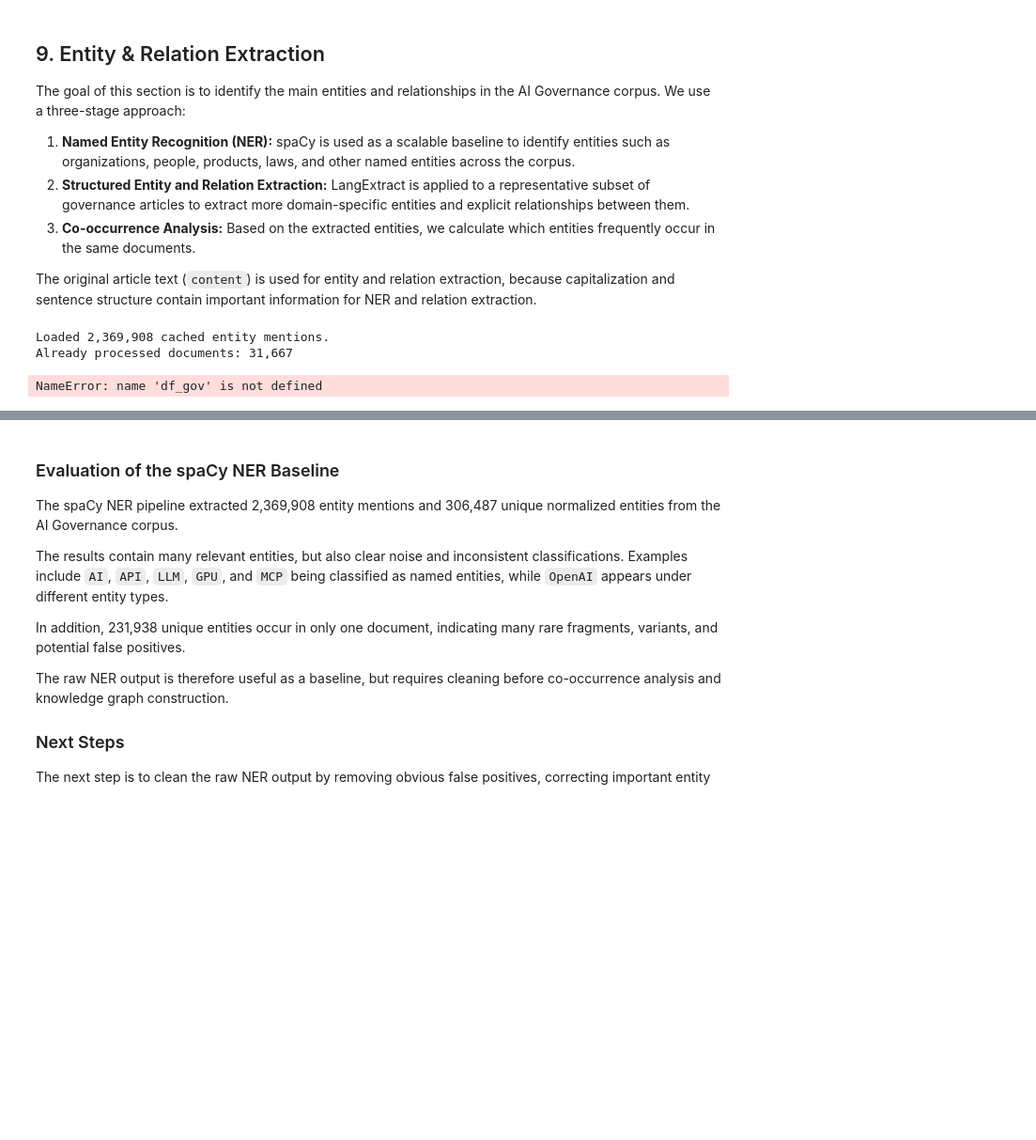
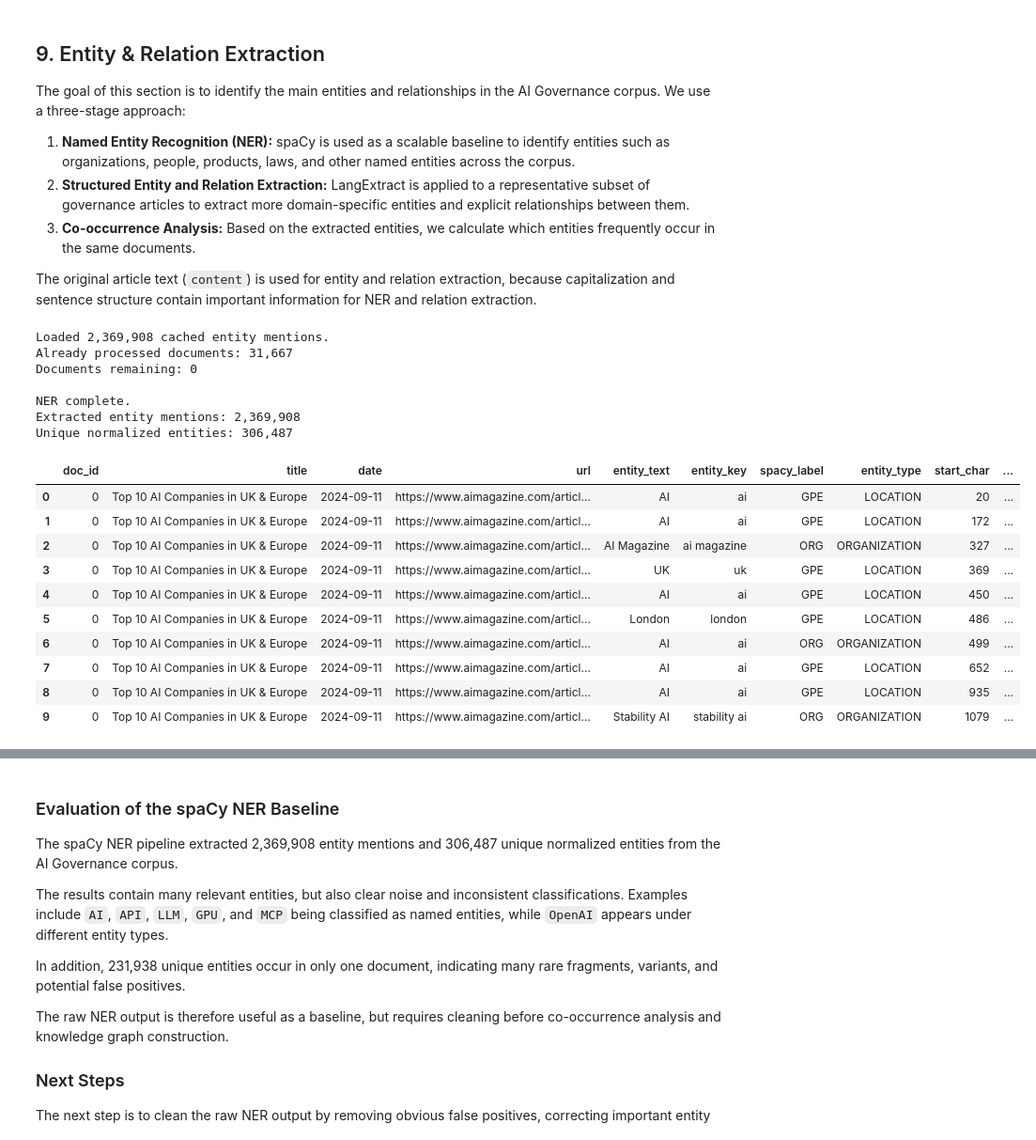
Before and after one commit to Pascingo/CTA-media-analysis, a Jupyter notebook: 01_Stage1_CLT.ipynb, the cells around one changed output, grey strips where cells are left out. Shown at 94% size. Cells and saved outputs as stored; diff of their text form; code cells hidden in the pictures; blank space fills up the shorter version.

```diff
--- a/01_Stage1_CLT.ipynb
+++ b/01_Stage1_CLT.ipynb
@@ -427,8 +455,8 @@ def normalize_entity_name(text):
 
     return text.lower().strip()
 # %%
-NER_CACHE_FILE = os.path.join(DRIVE_FOLDER, "entities_spacy.csv")
-NER_PROGRESS_FILE = os.path.join(DRIVE_FOLDER, "ner_processed_docs.csv")
+NER_CACHE_FILE = os.path.join(DATA_FOLDER, "entities_spacy.csv")
+NER_PROGRESS_FILE = os.path.join(DATA_FOLDER, "ner_processed_docs.csv")
 
 BATCH_DOCS = 250
 
@@ -518,35 +546,51 @@ for batch_start in range(0, len(remaining_indices), BATCH_DOCS):
             NER_CACHE_FILE,
             index=False
         )
 
     # Save progress after every 250 documents
     processed_docs.update(batch_indices)
 
     pd.DataFrame({
         "doc_id": sorted(processed_docs)
     }).to_csv(
         NER_PROGRESS_FILE,
         index=False
     )
 
     print(
         f"Checkpoint saved: "
         f"{len(processed_docs):,}/{len(df_gov):,} documents"
     )
 
 # Final overview
 print("\nNER complete.")
 print(f"Extracted entity mentions: {len(entities_df):,}")
 print(
     f"Unique normalized entities: "
     f"{entities_df['entity_key'].nunique():,}"
 )
 
-display(entities_df.head(10))
+if not entities_df.empty:
+    display(entities_df.head(10))
 # %% [output]
 Loaded 2,369,908 cached entity mentions.
 Already processed documents: 31,667
+Documents remaining: 0
+
+NER complete.
+Extracted entity mentions: 2,369,908
+Unique normalized entities: 306,487
-NameError: name 'df_gov' is not defined
+|  | doc_id | title | date | url | entity_text | entity_key | spacy_label | entity_type | start_char | ... |
+| 0 | 0 | Top 10 AI Companies in UK & Europe | 2024-09-11 | https://www.aimagazine.com/articl... | AI | ai | GPE | LOCATION | 20 | ... |
+| 1 | 0 | Top 10 AI Companies in UK & Europe | 2024-09-11 | https://www.aimagazine.com/articl... | AI | ai | GPE | LOCATION | 172 | ... |
+| 2 | 0 | Top 10 AI Companies in UK & Europe | 2024-09-11 | https://www.aimagazine.com/articl... | AI Magazine | ai magazine | ORG | ORGANIZATION | 327 | ... |
+| 3 | 0 | Top 10 AI Companies in UK & Europe | 2024-09-11 | https://www.aimagazine.com/articl... | UK | uk | GPE | LOCATION | 369 | ... |
+| 4 | 0 | Top 10 AI Companies in UK & Europe | 2024-09-11 | https://www.aimagazine.com/articl... | AI | ai | GPE | LOCATION | 450 | ... |
+| 5 | 0 | Top 10 AI Companies in UK & Europe | 2024-09-11 | https://www.aimagazine.com/articl... | London | london | GPE | LOCATION | 486 | ... |
+| 6 | 0 | Top 10 AI Companies in UK & Europe | 2024-09-11 | https://www.aimagazine.com/articl... | AI | ai | ORG | ORGANIZATION | 499 | ... |
+| 7 | 0 | Top 10 AI Companies in UK & Europe | 2024-09-11 | https://www.aimagazine.com/articl... | AI | ai | GPE | LOCATION | 652 | ... |
+| 8 | 0 | Top 10 AI Companies in UK & Europe | 2024-09-11 | https://www.aimagazine.com/articl... | AI | ai | GPE | LOCATION | 935 | ... |
+| 9 | 0 | Top 10 AI Companies in UK & Europe | 2024-09-11 | https://www.aimagazine.com/articl... | Stability AI | stability ai | ORG | ORGANIZATION | 1079 | ... |
 # %%
 # NER Quality Inspection
 
```
Also changed, not shown: parts of 23 cells of this notebook.
